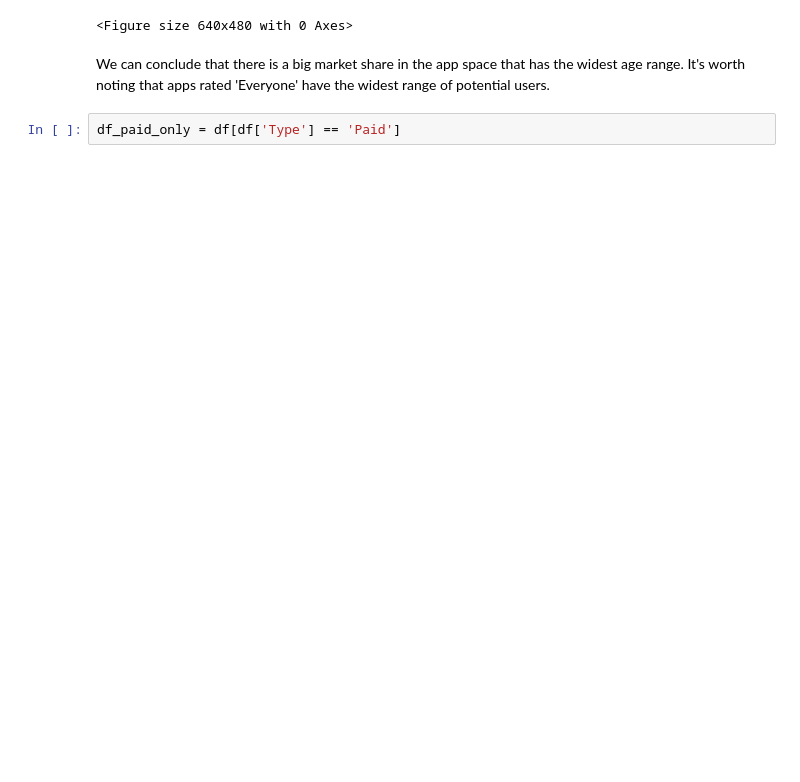
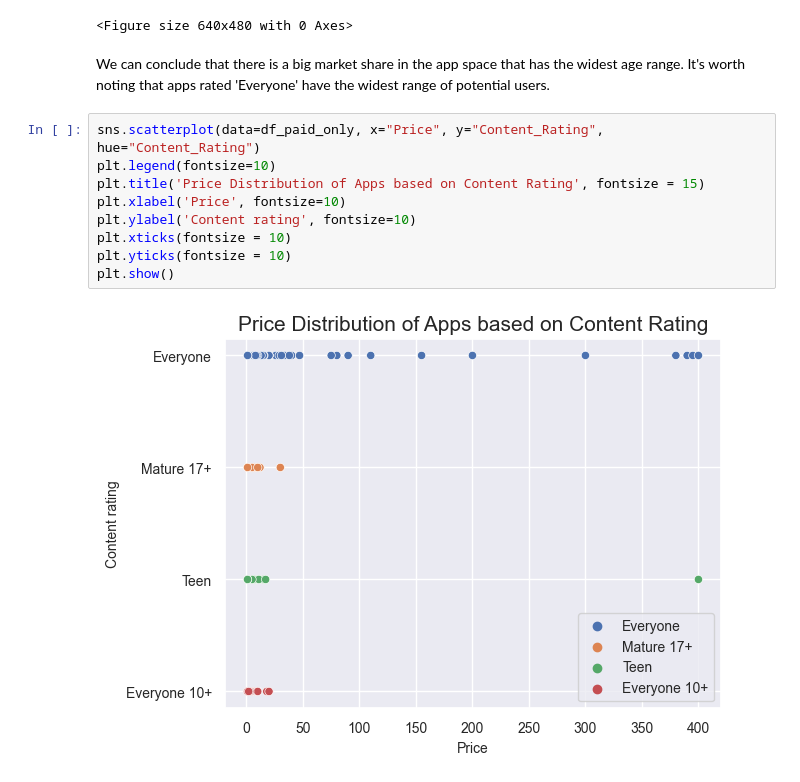
Before and after one commit to shalabajza/Develhope_Project_v2_team-2, a Jupyter notebook: Week 4/Week_4_Task_1_Danilo.ipynb, the cells around one changed output. Cells and saved outputs as stored; diff of their text form; blank space fills up the shorter version.

```diff
--- a/Week 4/Week_4_Task_1_Danilo.ipynb
+++ b/Week 4/Week_4_Task_1_Danilo.ipynb
@@ -50,5 +52,14 @@ plt.clf()
 <Figure size 640x480 with 0 Axes>
 # %% [markdown]
 We can conclude that there is a big market share in the app space that has the widest age range. It's worth noting that apps rated 'Everyone' have the widest range of potential users.
-# %%
-df_paid_only = df[df['Type'] == 'Paid']
+# %%
+sns.scatterplot(data=df_paid_only, x="Price", y="Content_Rating",  hue="Content_Rating")
+plt.legend(fontsize=10)
+plt.title('Price Distribution of Apps based on Content Rating', fontsize = 15)
+plt.xlabel('Price', fontsize=10)
+plt.ylabel('Content rating', fontsize=10)
+plt.xticks(fontsize = 10)
+plt.yticks(fontsize = 10)
+plt.show()
+# %% [output]
+[figure, added]
```
Also changed, not shown: parts of 8 cells of this notebook.
